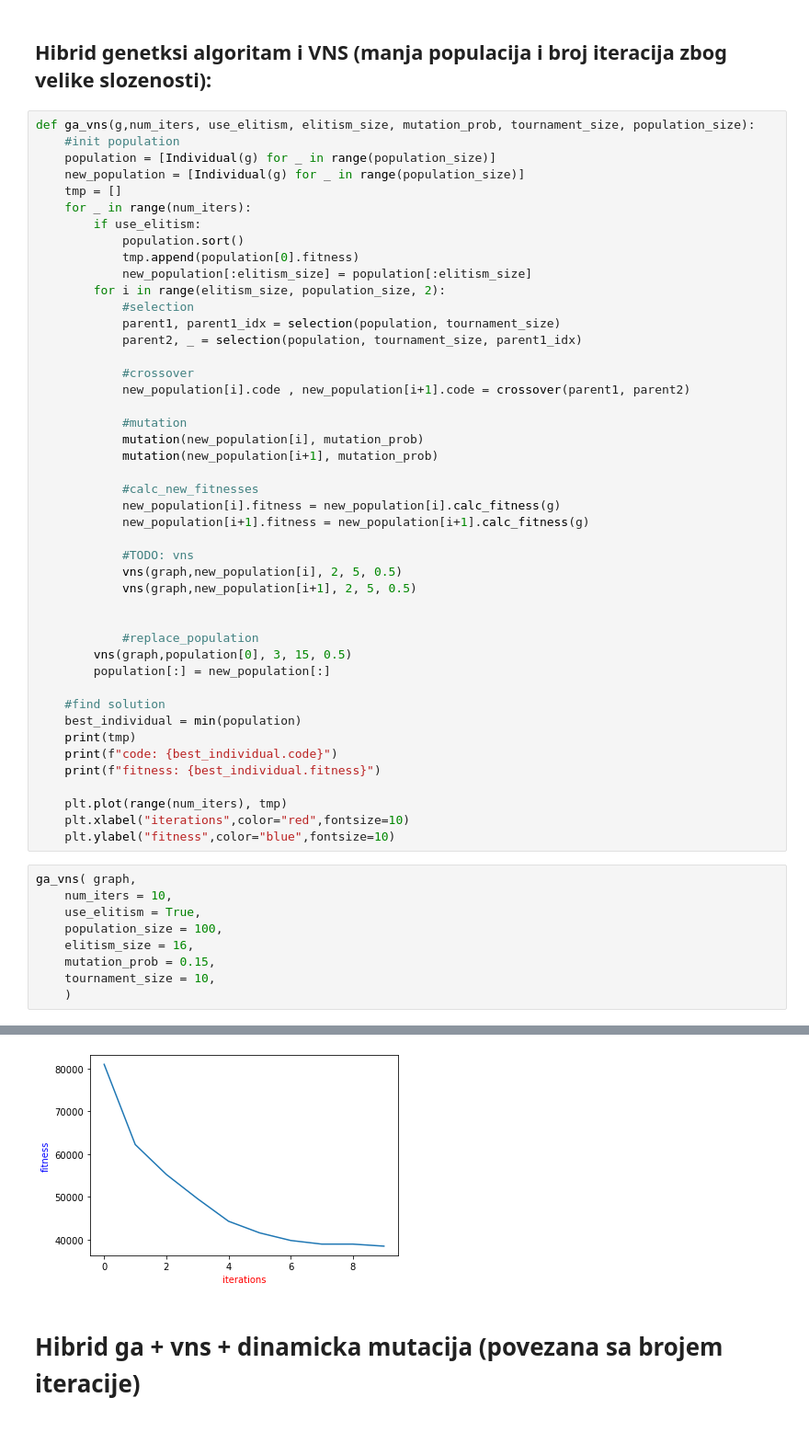
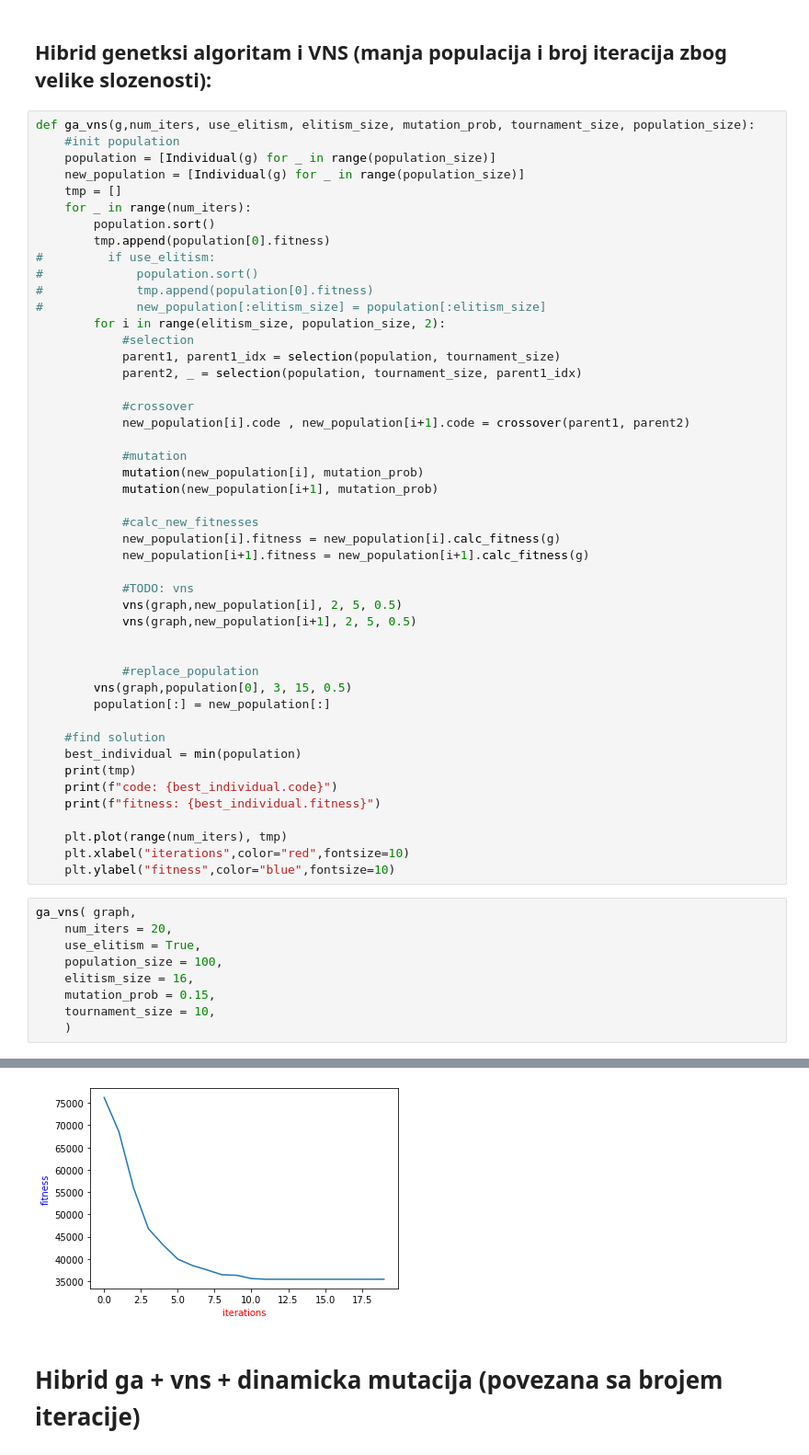
Before and after one commit to mkordic/ga_vns_hybrid, a Jupyter notebook: ga_vns_hybrid.ipynb, the cells around one changed output, grey strips where cells are left out. Shown: that part at 92% size. Saved outputs shown, nothing was run; the diff lists cells and outputs as text.

```diff
--- a/ga_vns_hybrid.ipynb
+++ b/ga_vns_hybrid.ipynb
@@ -600,10 +600,12 @@ def ga_vns(g,num_iters, use_elitism, elitism_size, mutation_prob, tournament_siz
     new_population = [Individual(g) for _ in range(population_size)]
     tmp = []
     for _ in range(num_iters):
-        if use_elitism:
-            population.sort()
-            tmp.append(population[0].fitness)
-            new_population[:elitism_size] = population[:elitism_size]
+        population.sort()
+        tmp.append(population[0].fitness)
+#         if use_elitism:
+#             population.sort()
+#             tmp.append(population[0].fitness)
+#             new_population[:elitism_size] = population[:elitism_size]
         for i in range(elitism_size, population_size, 2):
             #selection
             parent1, parent1_idx = selection(population, tournament_size)
@@ -640,7 +642,7 @@ def ga_vns(g,num_iters, use_elitism, elitism_size, mutation_prob, tournament_siz
     plt.ylabel("fitness",color="blue",fontsize=10)
 # %%
 ga_vns( graph,
-    num_iters = 10,
+    num_iters = 20,
     use_elitism = True,
     population_size = 100,
     elitism_size = 16,
@@ -654,4 +656,4 @@ fitness: 38473.390545201626
-[figure, old version]
+[figure, new version]
 # %% [markdown]
 # Hibrid ga + vns + dinamicka mutacija (povezana sa brojem iteracije)
 # %%
```
Also changed, not shown: parts of 9 cells of this notebook, 1 other file.
